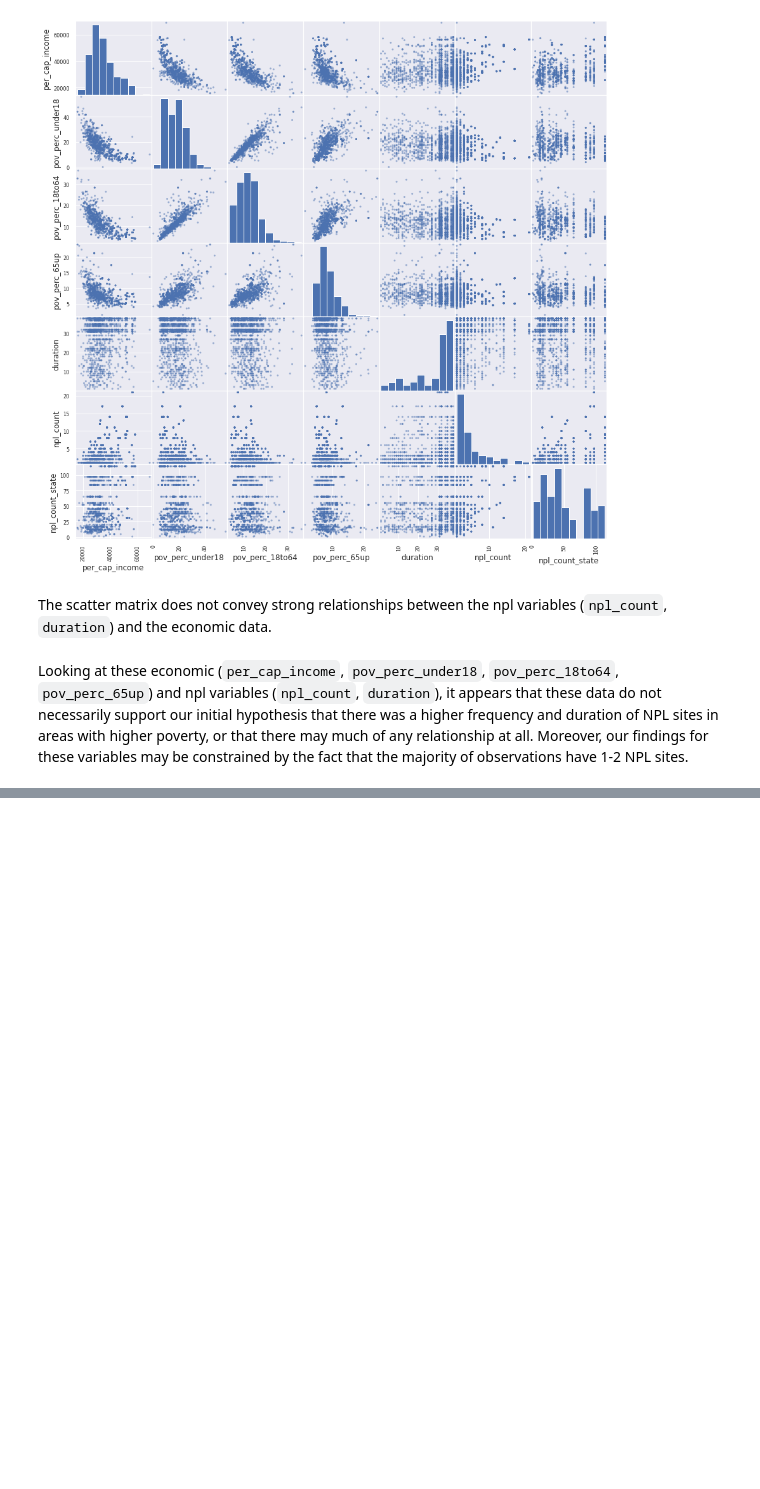
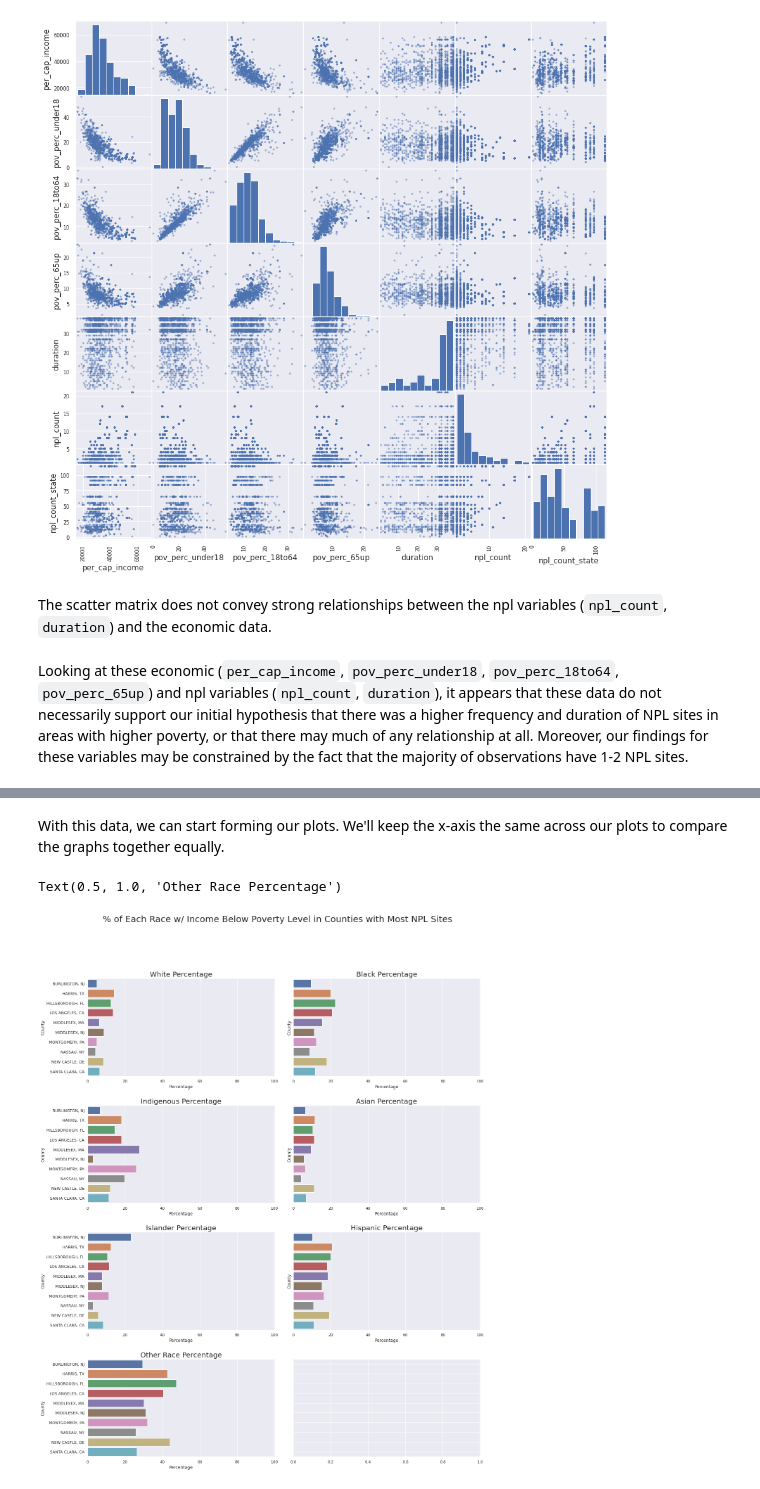
Before and after one commit to jeinuh/superfund-project, a Jupyter notebook: EDACheckpoint_group011.ipynb, the cells around one changed output, grey strips where cells are left out. Cells and saved outputs as stored; diff of their text form; code cells hidden in the pictures; blank space fills up the shorter version.

Commit message:
added % income below poverty levels section

```diff
--- a/EDACheckpoint_group011.ipynb
+++ b/EDACheckpoint_group011.ipynb
@@ -844,0 +979,4 @@ Looking at these economic (`per_cap_income`, `pov_perc_under18`, `pov_perc_18to6
+# %%
+below_pov_df = below_pov_df.dropna()
+below_pov_df.reset_index(drop=True, inplace=True)
+below_pov_df
@@ -844,0 +1009,2 @@ Looking at these economic (`per_cap_income`, `pov_perc_under18`, `pov_perc_18to6
+# %%
+below_df = below_pov_df['county'].value_counts().index.tolist()
@@ -844,0 +1013,3 @@ Looking at these economic (`per_cap_income`, `pov_perc_under18`, `pov_perc_18to6
+# %%
+below_top_10 = below_df[0:10]
+below_bottom_10 = below_df[515-10:]
@@ -844,0 +1044,3 @@ Looking at these economic (`per_cap_income`, `pov_perc_under18`, `pov_perc_18to6
+# %%
+below_pov_top_df = below_pov_df[below_pov_df['county'].isin(below_top_10)]
+below_pov_top_df
@@ -844,0 +1068,39 @@ Looking at these economic (`per_cap_income`, `pov_perc_under18`, `pov_perc_18to6
+# %% [markdown]
+With this data, we can start forming our plots. We'll keep the x-axis the same across our plots to compare the graphs together equally.
+# %%
+sns.set(style='darkgrid')
+
+fig, ax = plt.subplots(4, 2, figsize=(20, 25), sharey=True)
+fig.suptitle('% of Each Race w/ Income Below Poverty Level in Counties with Most NPL Sites', fontsize=25)
+fig.subplots_adjust(left=None, bottom=None, right=None, top=None, wspace=0.1, hspace=0.3)
+
+ax_white = sns.barplot(ax=ax[0,0], x='perc_white_income_below_pov', y='county', data=below_pov_top_df)
+ax_white.set(xlim=(0, 100), xlabel='Percentage', ylabel='County')
+ax[0,0].set_title('White Percentage',fontsize=20)
+
+ax_black = sns.barplot(ax=ax[0,1], x='perc_black_income_below_pov', y='county', data=below_pov_top_df)
+ax_black.set(xlim=(0, 100), xlabel='Percentage', ylabel='County')
+ax[0,1].set_title('Black Percentage',fontsize=20)
+
+ax_indigenous = sns.barplot(ax=ax[1,0], x='perc_indigenous_income_below_pov', y='county', data=below_pov_top_df)
+ax_indigenous.set(xlim=(0, 100), xlabel='Percentage', ylabel='County')
+ax[1,0].set_title('Indigenous Percentage',fontsize=20)
+
+ax_asian = sns.barplot(ax=ax[1,1], x='perc_asian_income_below_pov', y='county', data=below_pov_top_df)
+ax_asian.set(xlim=(0, 100), xlabel='Percentage', ylabel='County')
+ax[1,1].set_title('Asian Percentage',fontsize=20)
+
+ax_islander = sns.barplot(ax=ax[2,0], x='perc_islander_income_below_pov', y='county', data=below_pov_top_df)
+ax_islander.set(xlim=(0, 100), xlabel='Percentage', ylabel='County')
+ax[2,0].set_title('Islander Percentage',fontsize=20)
+
+ax_hispanic = sns.barplot(ax=ax[2,1], x='perc_hispanic_income_below_pov', y='county', data=below_pov_top_df)
+ax_hispanic.set(xlim=(0, 100), xlabel='Percentage', ylabel='County')
+ax[2,1].set_title('Hispanic Percentage',fontsize=20)
+
+ax_other = sns.barplot(ax=ax[3,0], x='perc_other_races_income_below_pov', y='county', data=below_pov_top_df)
+ax_other.set(xlim=(0, 100), xlabel='Percentage', ylabel='County')
+ax[3,0].set_title('Other Race Percentage',fontsize=20)
+# %% [output]
+Text(0.5, 1.0, 'Other Race Percentage')
+[figure, added]
```
Also changed, not shown: parts of 51 cells of this notebook.
